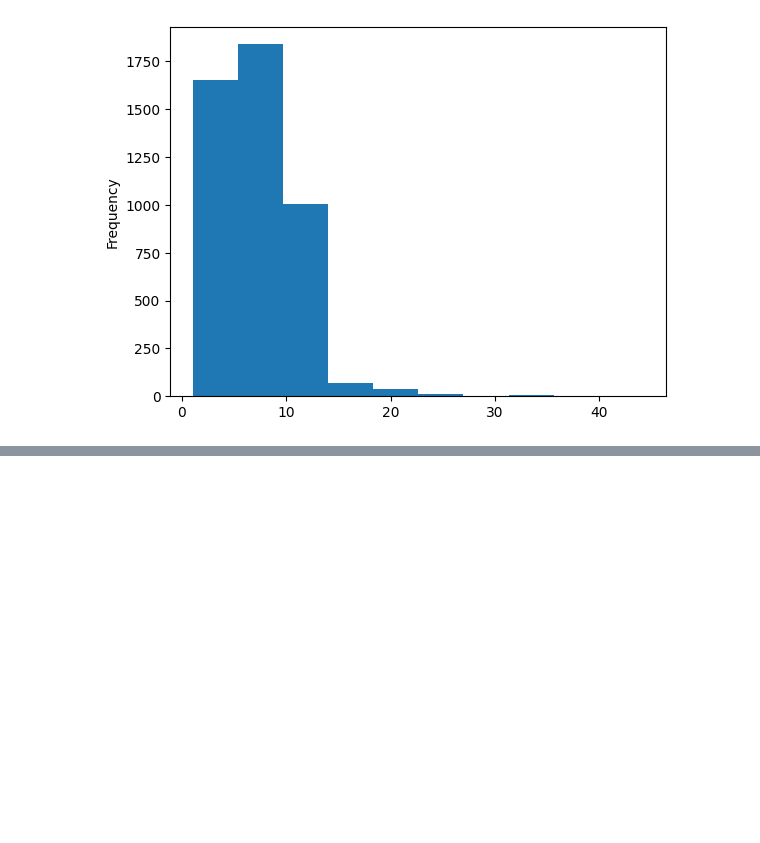
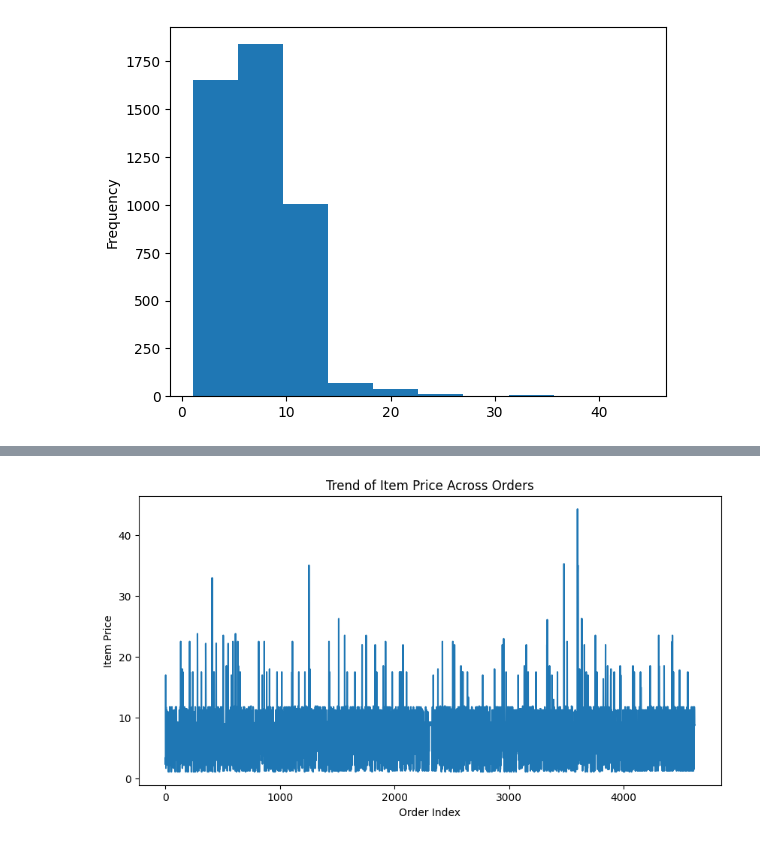
Before and after one commit to Piyushvishnoi/Python_Pandas_Project, a Jupyter notebook: Final_project_panda.ipynb, the cells around one changed output, grey strips where cells are left out. Saved outputs shown, nothing was run; the diff lists cells and outputs as text; code cells hidden in the pictures; blank space fills up the shorter version.

```diff
--- a/Final_project_panda.ipynb
+++ b/Final_project_panda.ipynb
@@ -291,0 +358,9 @@ data_copy['item_price'].plot(kind='hist')
+# %%
+#Line plot for item_price trend:
+data_copy['item_price'].plot(kind='line', figsize=(10, 5))
+plt.xlabel('Order Index')
+plt.ylabel('Item Price')
+plt.title('Trend of Item Price Across Orders')
+plt.show()
+# %% [output]
+[figure, added]
```
Also changed, not shown: parts of 18 cells of this notebook.
